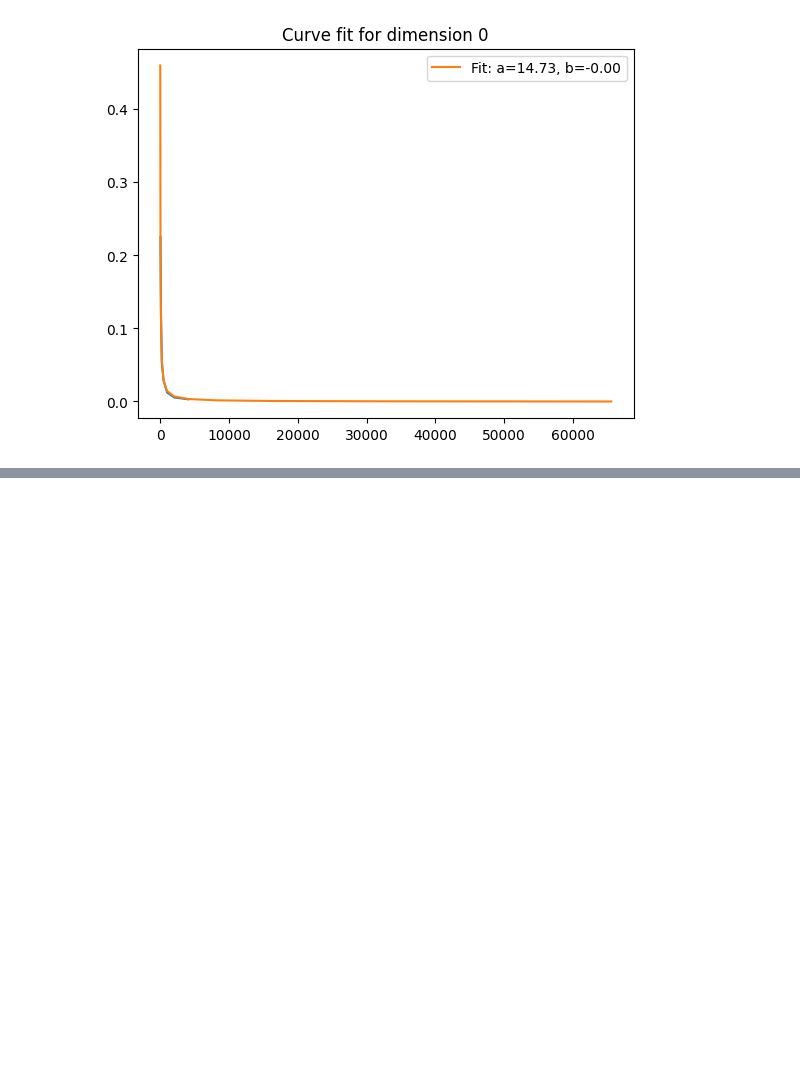
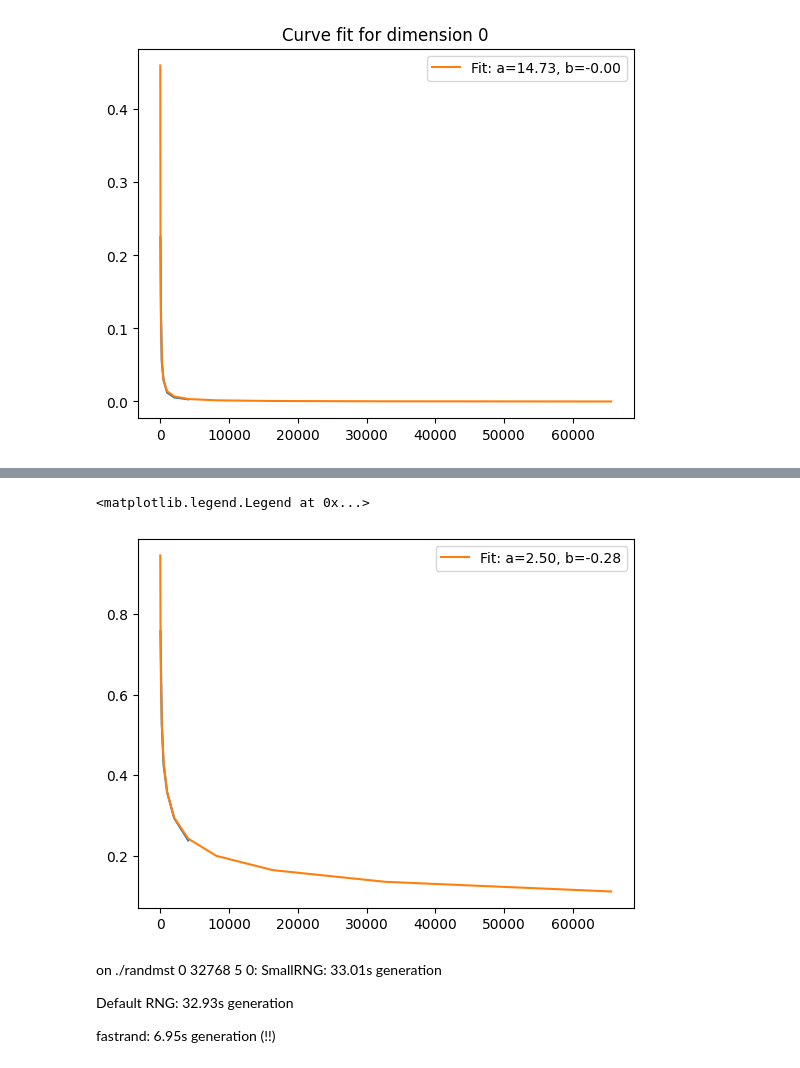
Before and after one commit to mwagner6/124prog1, a Jupyter notebook: maxweights.ipynb, the cells around one changed output, grey strips where cells are left out. Cells and saved outputs as stored; diff of their text form; code cells hidden in the pictures; blank space fills up the shorter version.

```diff
--- a/maxweights.ipynb
+++ b/maxweights.ipynb
@@ -35,0 +52,19 @@ plt.plot(samplerange, power(samplerange, *popt_2), label=f'Fit: a={popt_2[0]:.2f
+# %%
+n_4 = [64, 128, 256, 512, 1024, 2048, 4096]
+k_n_4 = [0.7590, 0.6760, 0.5258, 0.4256, 0.3588, 0.2938, 0.2384]
+
+popt_4, pcov_4 = curve_fit(power, n_4, k_n_4, p0=(1,1), maxfev=10000)
+
+plt.plot(n_4, k_n_4)
+plt.plot(samplerange, power(samplerange, *popt_4), label=f'Fit: a={popt_4[0]:.2f}, b={popt_4[1]:.2f}')
+plt.legend()
+# %% [output]
+<matplotlib.legend.Legend at 0x...>
+[figure, added]
+# %% [markdown]
+on ./randmst 0 32768 5 0:
+SmallRNG: 33.01s generation
+
+Default RNG: 32.93s generation
+
+fastrand: 6.95s generation (!!)
```
Also changed, not shown: parts of 6 cells of this notebook, 5 other files.
